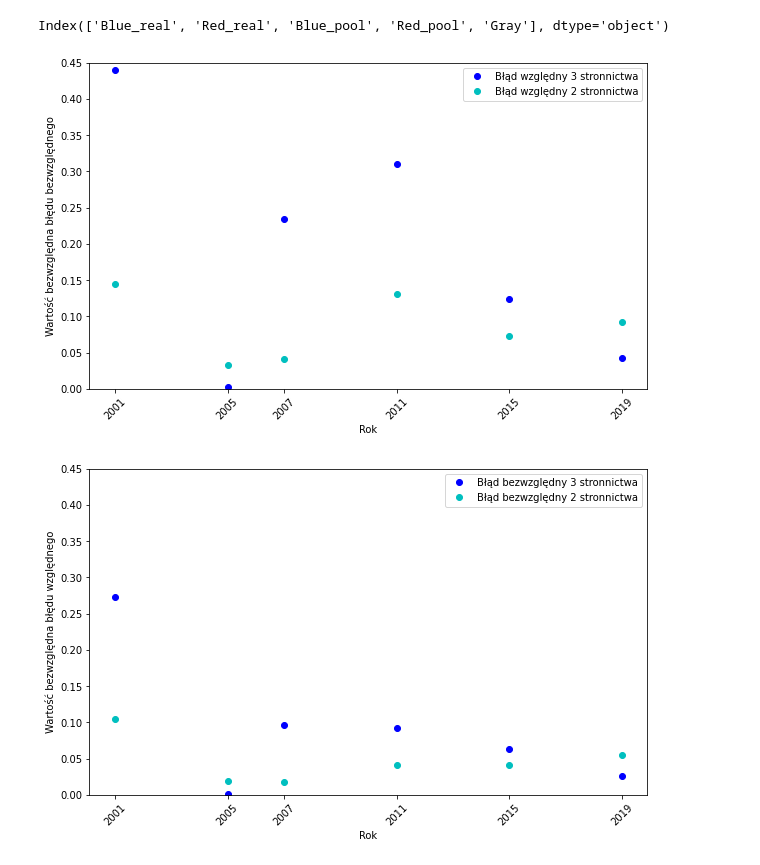
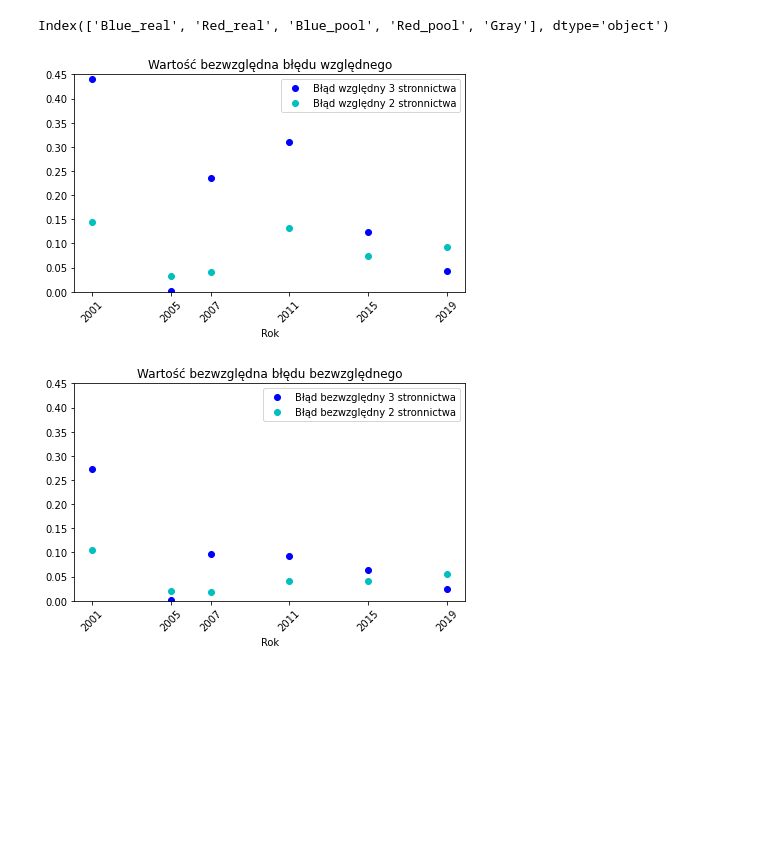
Before and after one commit to MarBry111/Forecast_Election_Poland, a Jupyter notebook: EXAMING_changes_in_cluestering.ipynb, the cells around one changed output. Cells and saved outputs as stored; diff of their text form; code cells hidden in the pictures; blank space fills up the shorter version.

```diff
--- a/EXAMING_changes_in_cluestering.ipynb
+++ b/EXAMING_changes_in_cluestering.ipynb
@@ -149,39 +149,39 @@ errR = pd.DataFrame({
 # %%
 fig, ax = plt.subplots()
 
 errB[['3_wzg_B','2_wzg_B']].abs().plot(#color=['b','c'],
                                  style = ['bo','co'],
-                                 figsize=(10,6), sharex=True, ax=ax)
+                                 figsize=(7,4), sharex=True, ax=ax)
 mean_B = errB[['3_wzg_B','2_wzg_B']].abs().mean(0)
 #ax.plot([2001,2019],[mean_B[0],mean_B[0]],'b--')
 #ax.plot([2001,2019],[mean_B[1],mean_B[1]],'c--')
 
 plt.xticks([2001,2005,2007,2011,2015,2019],rotation=45)
 plt.xlabel('Rok')
-plt.ylabel('Wartość bezwzględna błędu bezwzględnego')
+plt.title('Wartość bezwzględna błędu względnego')
 plt.legend(['Błąd względny 3 stronnictwa',
             'Błąd względny 2 stronnictwa'
             #,'Średni błąd względny 3 stronnictwa'
             #,'Średni błąd względny 2 stronnictwa'
            ])
 plt.ylim(0,0.45)
 
 plt.savefig('dane_pdf/sondaze/errors_B_2_clust.pdf', bbox_inches='tight')#, format='eps')
 # %% [output]
-[figure, old version]
+[figure, new version]
 # %%
 fig, ax = plt.subplots()
 
 errB[['3_bezwzg_B','2_bezwzg_B']].abs().plot(#color=['b','c'],
                                  style = ['bo','co'],
-                                 figsize=(10,6), sharex=True, ax=ax)
+                                 figsize=(7,4), sharex=True, ax=ax)
 mean_B = errB[['3_bezwzg_B','2_bezwzg_B']].abs().mean(0)
 #ax.plot([2001,2019],[mean_B[0],mean_B[0]],'b--')
 #ax.plot([2001,2019],[mean_B[1],mean_B[1]],'c--')
 
 plt.xticks([2001,2005,2007,2011,2015,2019],rotation=45)
 plt.xlabel('Rok')
-plt.ylabel('Wartość bezwzględna błędu względnego')
+plt.title('Wartość bezwzględna błędu bezwzględnego')
 plt.legend(['Błąd bezwzględny 3 stronnictwa',
             'Błąd bezwzględny 2 stronnictwa'
             #,'Średni błąd bezwzględny 3 stronnictwa'
@@ -191,7 +191,7 @@ plt.ylim(0,0.45)
 
 plt.savefig('dane_pdf/sondaze/abs_errors_B_2_clust.pdf', bbox_inches='tight')#, format='eps')
 # %% [output]
-[figure, old version]
+[figure, new version]
 # %%
 fig, ax = plt.subplots()
 
```
Also changed, not shown: parts of 7 cells of this notebook, 3 other files.
